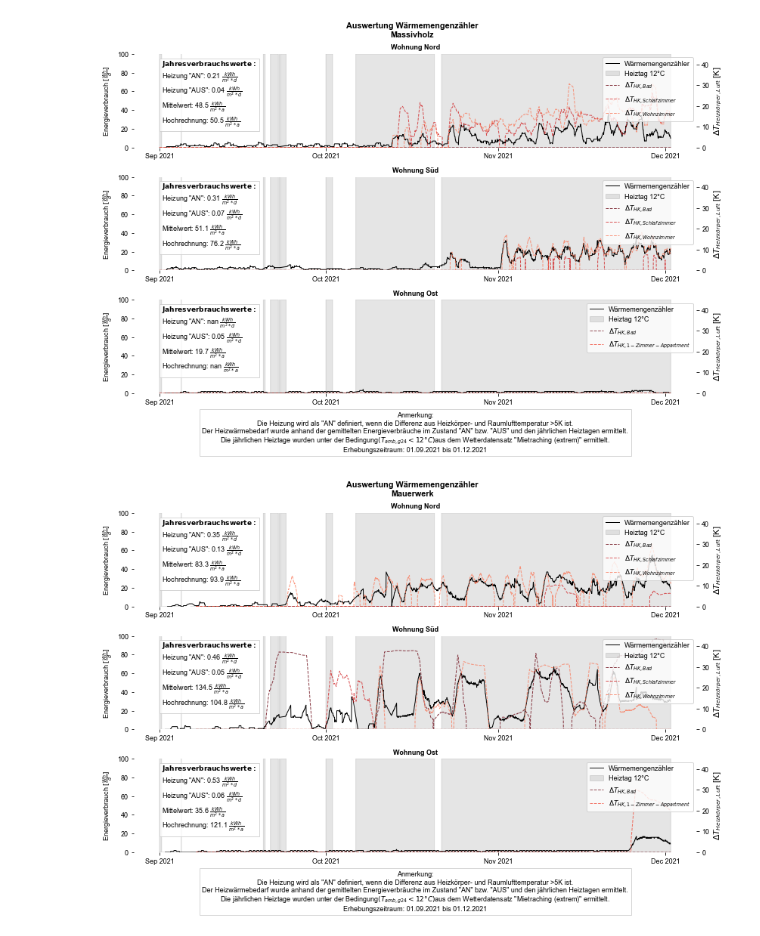
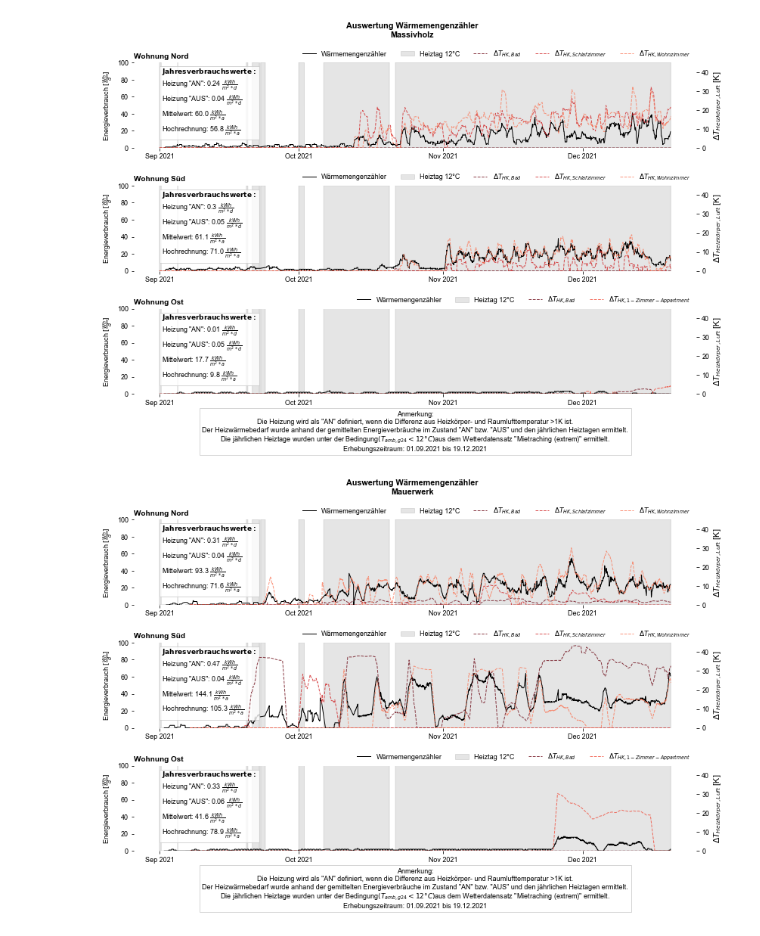
Before and after one commit to Ramonfi/eb-scripts, a Jupyter notebook: auswertung-energy-demand.ipynb, the cells around one changed output. Drawn from its saved outputs; the diff is of its cells as text; code cells hidden in the pictures.

Commit message:
updated auswertung

```diff
--- a/auswertung-energy-demand.ipynb
+++ b/auswertung-energy-demand.ipynb
@@ -19,6 +19,6 @@ import eblib.sensor_reader as sr
 Heiztage = {'15':266,'12':211}
 
 ht = '12'
-dK = 5
+dK = 1
 ex=False
 style.set_rc_eb_standard()
@@ -24,0 +48,2 @@ style.set_rc_eb_standard()
+# %%
+ind = sr.load_tf_bui(eb.files['tf']['MH']['1min'])
@@ -33,42 +138,21 @@ T_amb_g24[T_amb_g24>=float(ht)] = 0
 for bui in eb.buid:
     if bui not in heat:
         heat[bui] = {}
-    df = pd.read_csv(eb.files['em'][bui]['1min'], index_col = [0], header=[0,1,2])
-    df.index = pd.to_datetime(df.index)
-    df.drop('TPID',axis=1,level=2,inplace=True)
-    meters = {'HQ':'Energie','VW':'Volumen','H':'Heizung','W':'Wasser'}
-    idx = []
-    for col in df.columns:
-        t = '_'.join(col)
-        try:
-            app = eb.wohnungen3[t.split('_')[0]]
-        except:
-            app = t
-        meter = t.split('_')[-2]
-        unit = t.split('_')[-1]
-        clmn = (app,unit,meter)
-        idx.append(clmn)
-
-    df.columns = pd.MultiIndex.from_tuples(idx)
-    for col in df.filter(like='HQ').columns:
-        df[col] = df[col]/1000
-
+    df = load_energy_data(bui)
     df2 = sr.load_tf_bui(eb.files['tf'][bui]['raw']).loc['2021-09':]
     fig,axs = plt.subplots(3,1,figsize=style.din_a4_landscape)
     fig.subplots_adjust(bottom=0.1)
     axs2=[]
-    fig.suptitle(f'Auswertung Wärmemengenzähler\n{eb.buid[bui]}',fontsize='large',fontweight='bold',va='top',ha='center',
-        #bbox={"facecolor":"orange", "alpha":0.5, "pad":5}
-        )
+    fig.suptitle(f'Auswertung Wärmemengenzähler\n{eb.buid[bui]}',fontsize='large',fontweight='bold',va='top',ha='center')
     for i, app in enumerate(eb.wohnungen):
         # set axis title
-        axs[i].set_title(f'Wohnung {eb.wohnungen[app]}', fontsize='medium')
+        axs[i].set_title(f'Wohnung {eb.wohnungen[app]}',loc='left')
 
         #plot Wärmemengenzähler
-        dfplot = df[app].resample('H').last().dropna(how='all').fillna(method='bfill')['HQ','H'].diff().rolling('D').sum()
-        axs[i].plot(dfplot, color = 'k',label='Wärmemengenzähler')
+        df_heatenergy = df[app].resample('H').last().dropna(how='all').fillna(method='bfill')['HQ','H'].diff().rolling('D').sum()
+        axs[i].plot(df_heatenergy, color = 'k',label='Wärmemengenzähler')
 
-        #plot Heiztage
+        #mark Heiztage
         axs[i].fill_between(T_amb_g24.index,T_amb_g24*100,alpha=0.1,color='k',label=f'Heiztag {ht}°C')
 
         #plot Heizkörpertemperaturen
@@ -83,11 +167,11 @@ for bui in eb.buid:
         han1,lab1 = axs[i].get_legend_handles_labels()
         han2,lab2 = axs2[i].get_legend_handles_labels()
 
-        axs2[i].legend(labels=lab1+lab2,handles=han1+han2,loc='upper right',frameon=True)
+        axs2[i].legend(labels=lab1+lab2,handles=han1+han2,loc='center right',ncol=99,bbox_to_anchor=(1,1.1),frameon=False)
         axs2[i].set_ylabel(r'$\Delta T_{' + str('Heizkörper, Luft') + '}$ [K]',fontsize='large')
         axs2[i].set_ylim(0,45)
 
-        #calculate heating demant
+        #calculate heating demand
         df3 = df[app].dropna(how='all').fillna(method='bfill')['HQ'].diff().rolling('D').sum()
         df3['on_off'] = thk.max(axis=1).resample('1min').max()
 
@@ -124,32 +208,32 @@ for bui in eb.buid:
                 bbox=style.eb_bbox
                 )
 
     # clean up axes
     for ax in axs:
         ax.set_ylim(0,100)
         ax.set_ylabel('Energieverbrauch ' + r'$[\frac{Wh}{d}]$')
         ax.xaxis.set_major_locator(mpl.dates.MonthLocator())
         ax.xaxis.set_major_formatter(mpl.dates.DateFormatter('%b %Y'))
 
     stand = min(wd.index.max().round('D'),df.index.max().round('D'))-dt.timedelta(days=1)
     stand = stand.strftime('%d.%m.%Y')
 
     # footnote
     axs[i].annotate(
         f'Anmerkung:\nDie Heizung wird als "AN" definiert, wenn die Differenz aus Heizkörper- und Raumlufttemperatur >{dK}K ist.\n' +
         f'Der Heizwärmebedarf wurde anhand der gemittelten Energieverbräuche im Zustand "AN" bzw. "AUS" und den jährlichen Heiztagen ermittelt.\n' +
         f'Die jährlichen Heiztage wurden unter der Bedingung' + r'$(T_{amb,g24} < '+ str(ht) + r'°C)$' + f'aus dem Wetterdatensatz "Mietraching (extrem)" ermittelt.\n' +
         f'Erhebungszeitraum: 01.09.2021 bis {stand}',
         xy = (0.5, -0.2),
         xycoords='axes fraction',
         ha='center',
         va="top",
         bbox=style.eb_bbox
         )
     fig.tight_layout()
 
     if ex:
         ut.export(fig,os.path.join(eb.dir_results,'Energiebedarf'),f'{bui}_Energieverbrauch',['pdf'],show=True)
 # %% [output]
-[figure, old version]
+[figure, new version]
-[figure, old version]
+[figure, new version]
```
Also changed, not shown: parts of 8 cells of this notebook, 3 other files.
